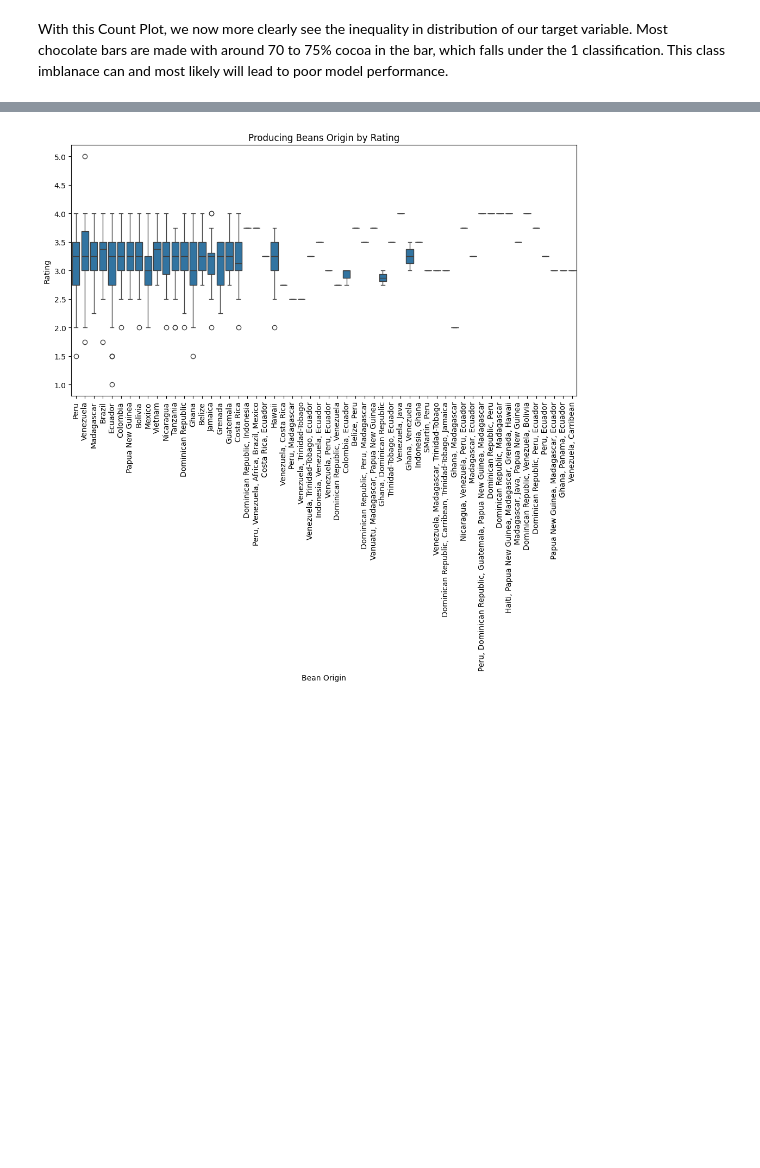
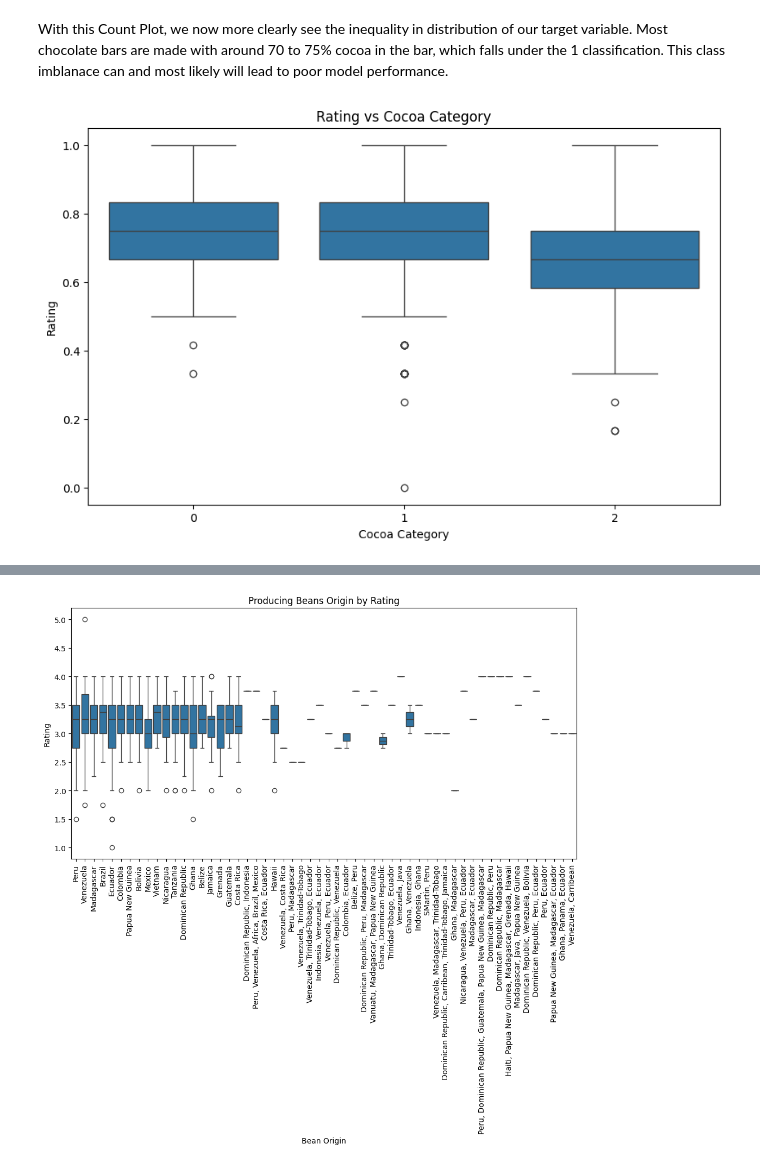
Before and after one commit to aagarwal17/datasci-207-arun, a Jupyter notebook: assignments/05 Multiclass classification.ipynb, the cells around one changed output, grey strips where cells are left out. Drawn from its saved outputs; the diff is of its cells as text; code cells hidden in the pictures; blank space fills up the shorter version.

```diff
--- a/assignments/05 Multiclass classification.ipynb
+++ b/assignments/05 Multiclass classification.ipynb
@@ -795,2 +795,11 @@ Text(0.5, 1.0, 'Count of Percentage of Cooca in Chocolate Bars')
 # %% [markdown]
 With this Count Plot, we now more clearly see the inequality in distribution of our target variable. Most chocolate bars are made with around 70 to 75% cocoa in the bar, which falls under the 1 classification. This class imblanace can and most likely will lead to poor model performance.
+# %%
+plt.figure(figsize=(10, 6))
+sns.boxplot(x=Y_train, y=X_train['rating'])
+plt.xlabel("Cocoa Category")
+plt.ylabel("Rating")
+plt.title("Rating vs Cocoa Category")
+plt.show()
+# %% [output]
+[figure, added]
```
Also changed, not shown: parts of 16 cells of this notebook.
